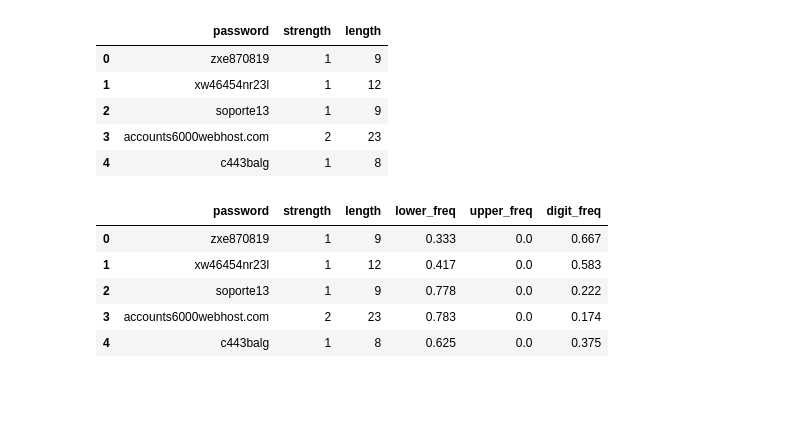
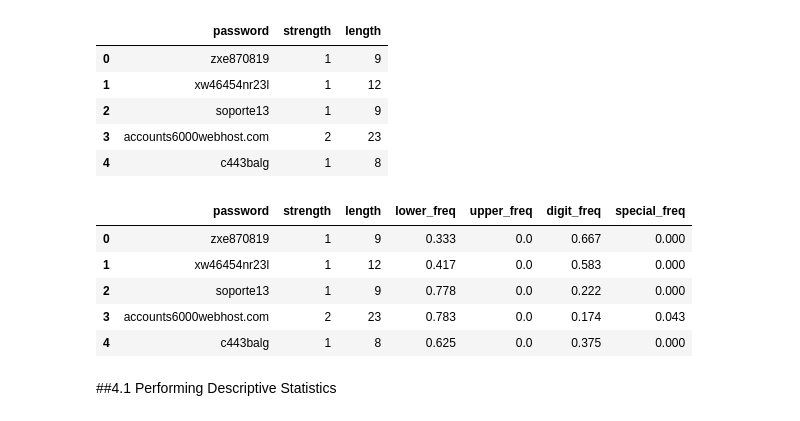
Before and after one commit to anilaksu/AI-and-Data-Science-Codes, a Jupyter notebook: Data_Science_Project_2_Password_Strength_with_NLP.ipynb, the cells around one changed output. Drawn from its saved outputs; the diff is of its cells as text; code cells hidden in the pictures; blank space fills up the shorter version.

```diff
--- a/Data_Science_Project_2_Password_Strength_with_NLP.ipynb
+++ b/Data_Science_Project_2_Password_Strength_with_NLP.ipynb
@@ -242,16 +242,22 @@ def freq_uppercase(row):
 # Here we add digit frequency as a column
 def freq_numerical_case(row):
   return len([char for char in row if char.isnumeric()])/len(row)
+# %%
+def freq_special_case(row):
+  return len([char for char in row if char in string.punctuation])/len(row)
 # %%
 # Here we apply the functions above
 df['lower_freq'] = np.round(df["password"].apply(freq_lowercase), 3)
 df['upper_freq'] = np.round(df["password"].apply(freq_uppercase), 3)
 df['digit_freq'] = np.round(df["password"].apply(freq_numerical_case), 3)
+df['special_freq'] = np.round(df["password"].apply(freq_special_case), 3)
 df.head()
 # %% [output]
-|  | password | strength | length | lower_freq | upper_freq | digit_freq |
-| 0 | zxe870819 | 1 | 9 | 0.333 | 0.0 | 0.667 |
-| 1 | xw46454nr23l | 1 | 12 | 0.417 | 0.0 | 0.583 |
-| 2 | soporte13 | 1 | 9 | 0.778 | 0.0 | 0.222 |
-| 3 | accounts6000webhost.com | 2 | 23 | 0.783 | 0.0 | 0.174 |
-| 4 | c443balg | 1 | 8 | 0.625 | 0.0 | 0.375 |
+|  | password | strength | length | lower_freq | upper_freq | digit_freq | special_freq |
+| 0 | zxe870819 | 1 | 9 | 0.333 | 0.0 | 0.667 | 0.000 |
+| 1 | xw46454nr23l | 1 | 12 | 0.417 | 0.0 | 0.583 | 0.000 |
+| 2 | soporte13 | 1 | 9 | 0.778 | 0.0 | 0.222 | 0.000 |
+| 3 | accounts6000webhost.com | 2 | 23 | 0.783 | 0.0 | 0.174 | 0.043 |
+| 4 | c443balg | 1 | 8 | 0.625 | 0.0 | 0.375 | 0.000 |
+# %% [markdown]
+##4.1 Performing Descriptive Statistics
```
Also changed, not shown: parts of 12 cells of this notebook.
